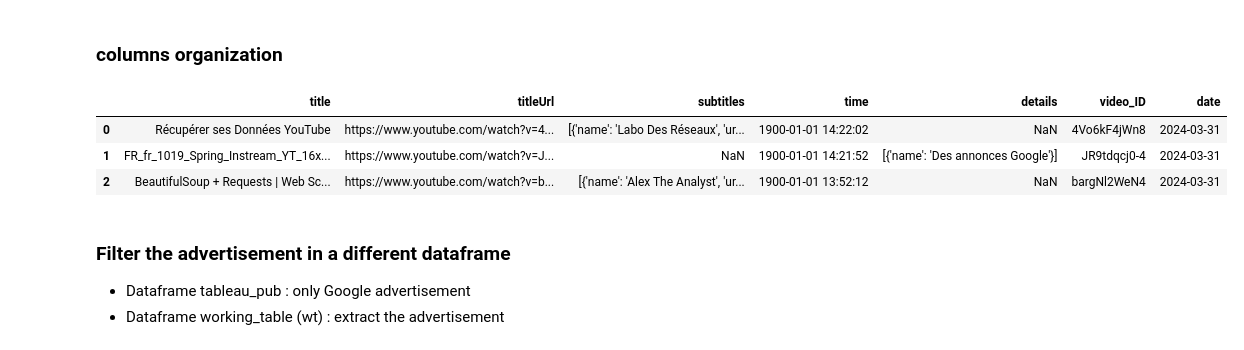
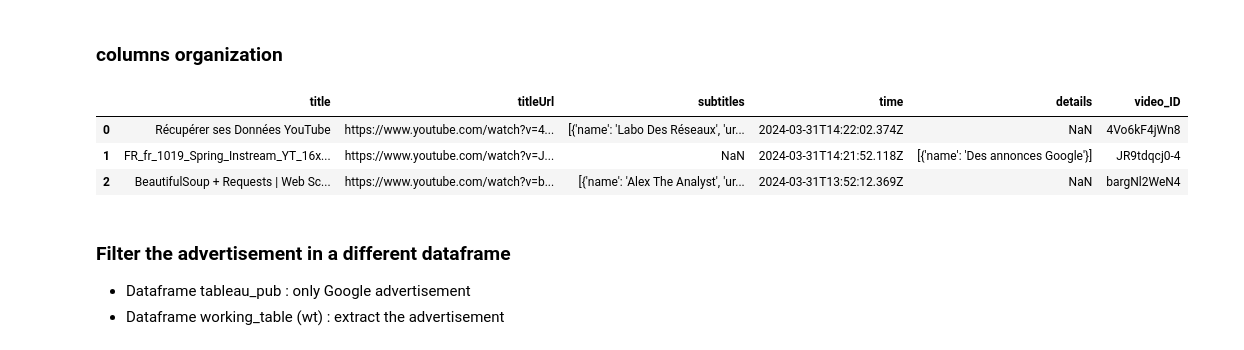
Before and after one commit to MelanieP31/PortfolioData, a Jupyter notebook: YoutubeWatch(Excel,Python,Tableau)/data_collection-Online.ipynb, the cells around one changed output. Saved outputs shown, nothing was run; the diff lists cells and outputs as text; code cells hidden in the pictures.

Commit message:
data anlysis yt watch python

```diff
--- a/YoutubeWatch(Excel,Python,Tableau)/data_collection - Online.ipynb
+++ b/YoutubeWatch(Excel,Python,Tableau)/data_collection-Online.ipynb
@@ -15,8 +14,7 @@ from datetime import time
 # %% [markdown]
 <h2 align="center">Raw Data</h2>
 # %%
-#file path
-raw_data = pd.read_json('***/watch-history.json')
+raw_data = pd.read_json('watch-history.json')
 # %%
 raw_data.to_excel('raw_data.xlsx')
 # %% [markdown]
@@ -38,19 +36,12 @@ wt.head(3)
 # %%
 #Cleaning Title
 wt['title'] = wt['title'].str.replace('Vous avez regardé ','')
-
 #Fetch video-ID from the url and place it on a different columns
 wt['video_ID'] = wt['titleUrl'].str.split('=').str[1]
 
-#Fetch the date and time in different columns and set them to datetime type
-wt[['date','time']] = wt['time'].str.split('T',expand=True)
-wt['date'] = pd.to_datetime(wt['date'])
-wt['time'] = wt['time'].str.split('.').str[0]
-wt['time'] = wt['time'].str.replace('Z','')
-wt['time'] = pd.to_datetime(wt['time'],format='%H:%M:%S')
 wt.head(3)
 # %% [output]
-|  | title | titleUrl | subtitles | time | details | video_ID | date |
-| 0 | Récupérer ses Données YouTube | https://www.youtube.com/watch?v=4... | [{'name': 'Labo Des Réseaux', 'ur... | 1900-01-01 14:22:02 | NaN | 4Vo6kF4jWn8 | 2024-03-31 |
-| 1 | FR_fr_1019_Spring_Instream_YT_16x... | https://www.youtube.com/watch?v=J... | NaN | 1900-01-01 14:21:52 | [{'name': 'Des annonces Google'}] | JR9tdqcj0-4 | 2024-03-31 |
-| 2 | BeautifulSoup + Requests | Web Sc... | https://www.youtube.com/watch?v=b... | [{'name': 'Alex The Analyst', 'ur... | 1900-01-01 13:52:12 | NaN | bargNl2WeN4 | 2024-03-31 |
+|  | title | titleUrl | subtitles | time | details | video_ID |
+| 0 | Récupérer ses Données YouTube | https://www.youtube.com/watch?v=4... | [{'name': 'Labo Des Réseaux', 'ur... | 2024-03-31T14:22:02.374Z | NaN | 4Vo6kF4jWn8 |
+| 1 | FR_fr_1019_Spring_Instream_YT_16x... | https://www.youtube.com/watch?v=J... | NaN | 2024-03-31T14:21:52.118Z | [{'name': 'Des annonces Google'}] | JR9tdqcj0-4 |
+| 2 | BeautifulSoup + Requests | Web Sc... | https://www.youtube.com/watch?v=b... | [{'name': 'Alex The Analyst', 'ur... | 2024-03-31T13:52:12.369Z | NaN | bargNl2WeN4 |
```
Also changed, not shown: parts of 31 cells of this notebook, 2 other files.
